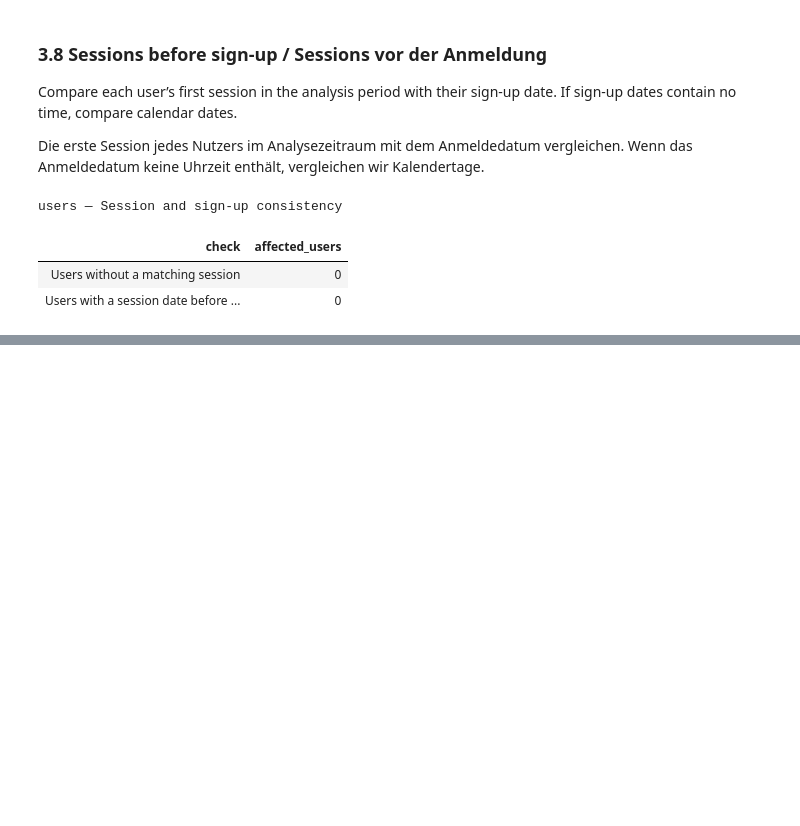
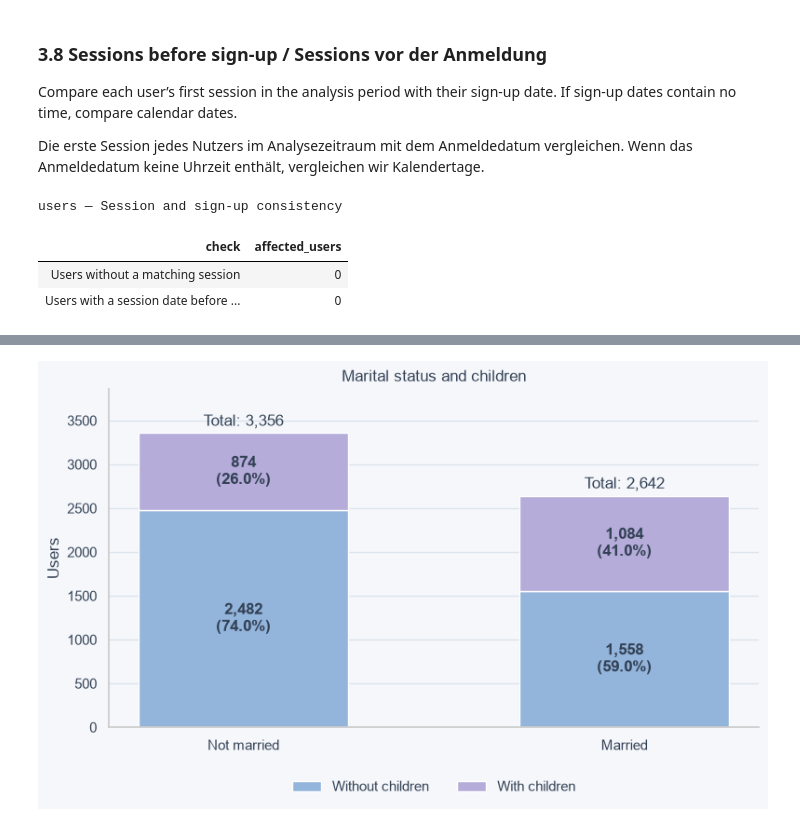
Before and after one commit to mperos1978/TravelTide, a Jupyter notebook: notebooks/01_eda.ipynb, the cells around one changed output, grey strips where cells are left out. Saved outputs shown, nothing was run; the diff lists cells and outputs as text; code cells hidden in the pictures; blank space fills up the shorter version.

Commit message:
Extend user EDA and compare population demographics

```diff
--- a/notebooks/01_eda.ipynb
+++ b/notebooks/01_eda.ipynb
@@ -971,0 +1002,80 @@ users — Session and sign-up consistency
+# %%
+# count users for each combination
+# nutzer je kombination zählen
+family_counts = (
+    pd.crosstab(users_work["married"], users_work["has_children"])
+    .reindex(index=[False, True], columns=[False, True], fill_value=0)
+)
+
+family_shares = (
+    family_counts
+    .div(family_counts.sum(axis=1), axis=0)
+    .mul(100)
+)
+
+# show all four combinations in one stacked chart
+# alle vier kombinationen in einem gestapelten diagramm darstellen
+fig, ax = plt.subplots(figsize=(8, 5))
+
+positions = np.arange(len(family_counts))
+bottom = np.zeros(len(family_counts))
+
+for has_children, label, color in [
+    (False, "Without children", COLORS["blue"]),
+    (True, "With children", COLORS["lavender"]),
+]:
+    counts = family_counts[has_children].to_numpy()
+    shares = family_shares[has_children].to_numpy()
+
+    ax.bar(
+        positions,
+        counts,
+        bottom=bottom,
+        label=label,
+        color=color,
+        width=0.55,
+    )
+
+    for x, count, share, base in zip(positions, counts, shares, bottom):
+        if count > 0:
+            ax.text(
+                x,
+                base + count / 2,
+                f"{count:,.0f}\n({share:.1f}%)",
+                ha="center",
+                va="center",
+                color=COLORS["text"],
+                fontweight="bold",
+            )
+
+    bottom += counts
+
+# add the total number of users above each bar
+# gesamtzahl der nutzer über jedem balken ergänzen
+for x, total in zip(positions, bottom):
+    ax.text(
+        x,
+        total + bottom.max() * 0.025,
+        f"Total: {total:,.0f}",
+        ha="center",
+        color=COLORS["text"],
+    )
+
+ax.set_xticks(positions, ["Not married", "Married"])
+ax.set(
+    title="Marital status and children",
+    ylabel="Users",
+    ylim=(0, max(bottom.max(), 1) * 1.15),
+)
+ax.grid(axis="x", visible=False)
+ax.legend(
+    loc="upper center",
+    bbox_to_anchor=(0.5, -0.12),
+    ncol=2,
+    frameon=False,
+)
+
+plt.tight_layout()
+plt.show()
+# %% [output]
+[figure, added]
```
Also changed, not shown: parts of 11 cells of this notebook, 1 other file.
